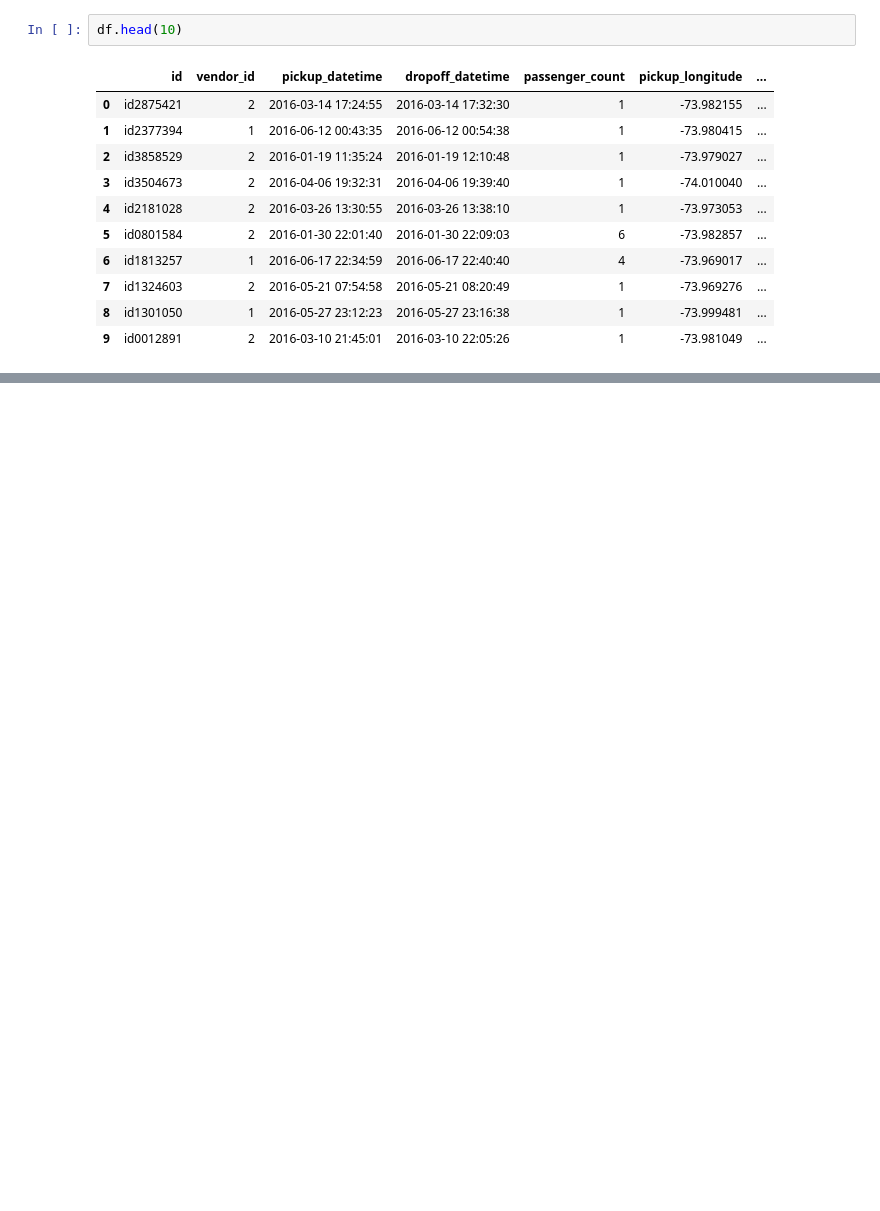
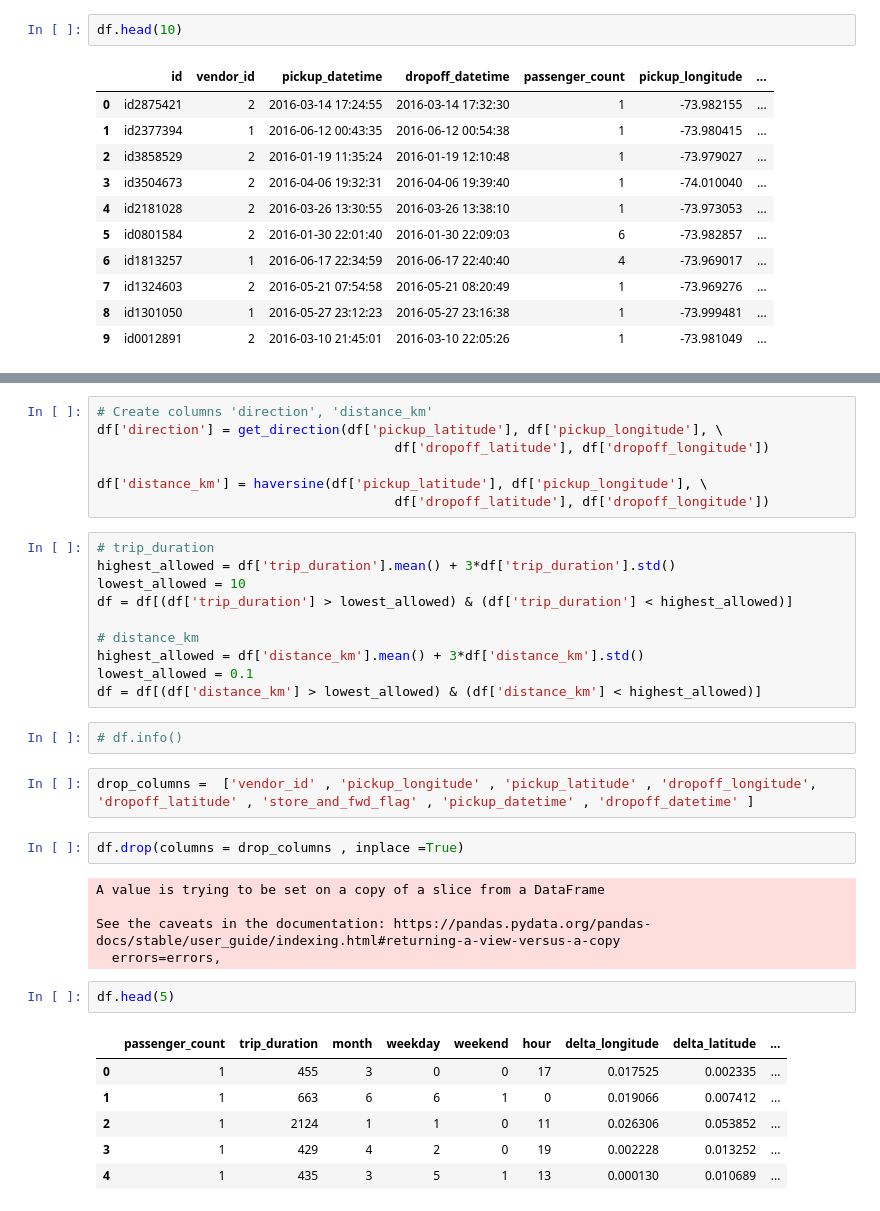
Before and after one commit to GaikwadSandesh/NYC_taxi_prediction, a Jupyter notebook: NYC_taxi_Prediction.ipynb, the cells around one changed output, grey strips where cells are left out. Drawn from its saved outputs; the diff is of its cells as text; blank space fills up the shorter version.

```diff
--- a/NYC_taxi_Prediction.ipynb
+++ b/NYC_taxi_Prediction.ipynb
@@ -30,0 +215,37 @@ df.head(10)
+# %%
+# Create columns 'direction', 'distance_km'
+df['direction'] = get_direction(df['pickup_latitude'], df['pickup_longitude'], \
+                                      df['dropoff_latitude'], df['dropoff_longitude'])
+
+df['distance_km'] = haversine(df['pickup_latitude'], df['pickup_longitude'], \
+                                      df['dropoff_latitude'], df['dropoff_longitude'])
+# %%
+# trip_duration
+highest_allowed = df['trip_duration'].mean() + 3*df['trip_duration'].std()
+lowest_allowed = 10
+df = df[(df['trip_duration'] > lowest_allowed) & (df['trip_duration'] < highest_allowed)]
+
+# distance_km
+highest_allowed = df['distance_km'].mean() + 3*df['distance_km'].std()
+lowest_allowed = 0.1
+df = df[(df['distance_km'] > lowest_allowed) & (df['distance_km'] < highest_allowed)]
+# %%
+# df.info()
+# %%
+drop_columns =  ['vendor_id' , 'pickup_longitude' , 'pickup_latitude' , 'dropoff_longitude', 'dropoff_latitude' , 'store_and_fwd_flag' , 'pickup_datetime' , 'dropoff_datetime' ]
+# %%
+df.drop(columns = drop_columns , inplace =True)
+# %% [output]
+A value is trying to be set on a copy of a slice from a DataFrame
+
+See the caveats in the documentation: https://pandas.pydata.org/pandas-docs/stable/user_guide/indexing.html#returning-a-view-versus-a-copy
+  errors=errors,
+# %%
+df.head(5)
+# %% [output]
+|  | passenger_count | trip_duration | month | weekday | weekend | hour | delta_longitude | delta_latitude | ... |
+| 0 | 1 | 455 | 3 | 0 | 0 | 17 | 0.017525 | 0.002335 | ... |
+| 1 | 1 | 663 | 6 | 6 | 1 | 0 | 0.019066 | 0.007412 | ... |
+| 2 | 1 | 2124 | 1 | 1 | 0 | 11 | 0.026306 | 0.053852 | ... |
+| 3 | 1 | 429 | 4 | 2 | 0 | 19 | 0.002228 | 0.013252 | ... |
+| 4 | 1 | 435 | 3 | 5 | 1 | 13 | 0.000130 | 0.010689 | ... |
```
Also changed, not shown: parts of 69 cells of this notebook.
